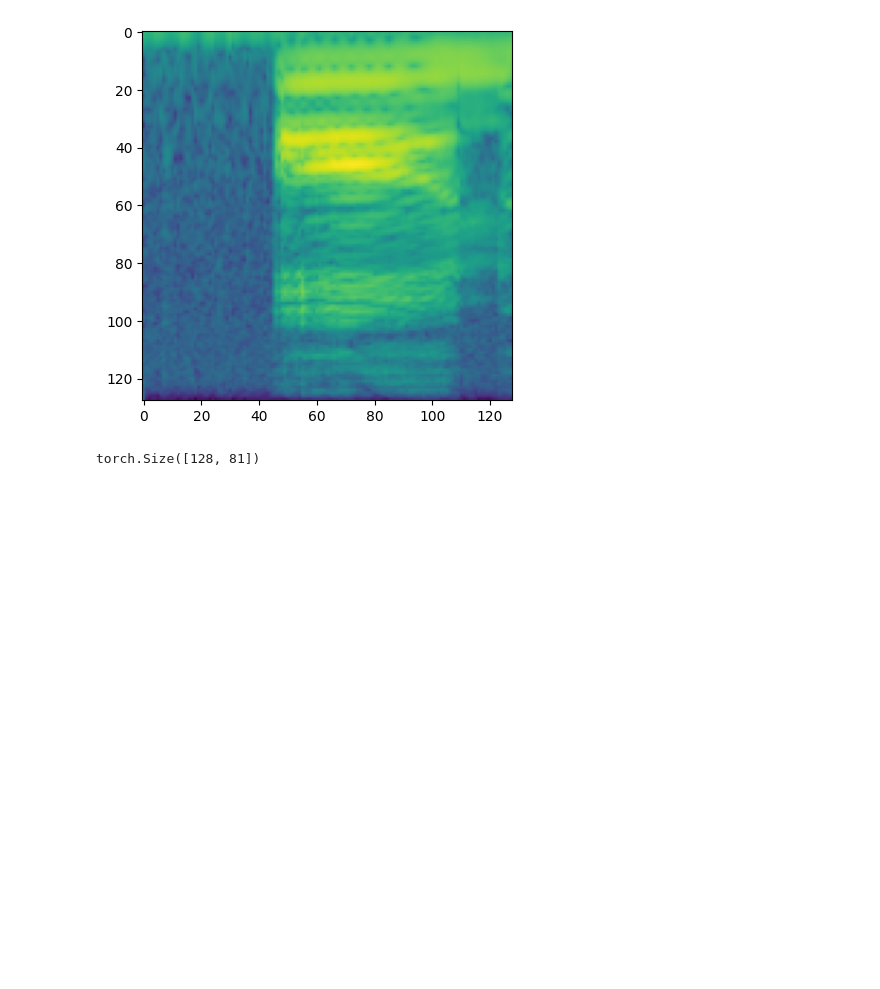
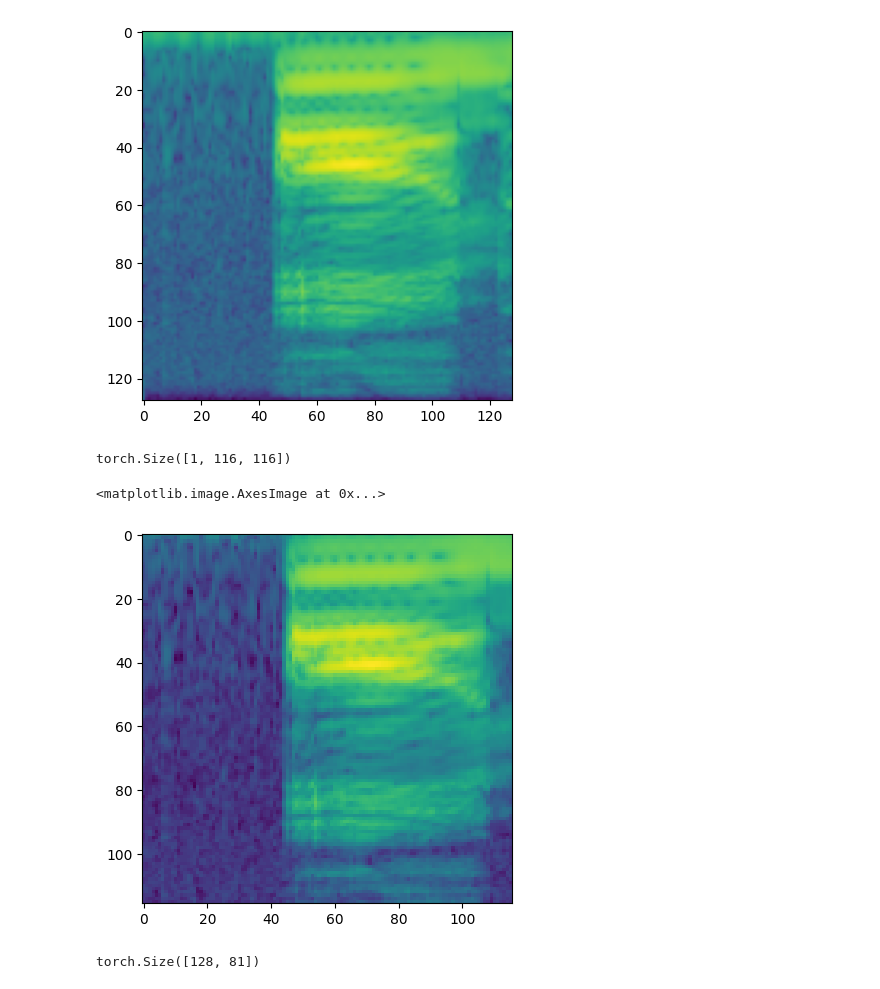
Before and after one commit to Kaszkietio/dl-transformers-speech-recognition, a Jupyter notebook: src/sandbox.ipynb, the cells around one changed output. Drawn from its saved outputs; the diff is of its cells as text; code cells hidden in the pictures; blank space fills up the shorter version.

```diff
--- a/src/sandbox.ipynb
+++ b/src/sandbox.ipynb
@@ -15,12 +15,3 @@ import matplotlib.pyplot as plt
 import torchaudio
 import torchaudio.transforms as T
 import torchvision.transforms as transforms
-# %%
-X_np, sr = librosa.load("../data/dataset/train/down/down_0a7c2a8d_nohash_0.wav", sr=None)
-print(X_np.shape, sr)
-X = torch.tensor(X_np)
-mel_spec = melspectrogram(y=X_np, sr=sr, n_fft=2048, n_mels=128, hop_length=128)
-mel_spec = librosa.power_to_db(mel_spec)
-# mel_specgram = mel_spec(torch.nn.functional.normalize(X, p=2, dim=0))
-print(mel_spec.shape)
-plt.imshow(mel_spec)
@@ -48,6 +34,14 @@ torch.Size([128, 107])
 torch.Size([1, 128, 128])
 <matplotlib.image.AxesImage at 0x...>
 [figure]
+# %%
+crop = transforms.RandomCrop(size=(116, 116))(mel_specgram)
+print(crop.shape)
+plt.imshow(crop.squeeze(0))
+# %% [output]
+torch.Size([1, 116, 116])
+<matplotlib.image.AxesImage at 0x...>
+[figure, added]
 # %%
 from PIL.Image import Image
 import torchvision.transforms.functional as FV
```
Also changed, not shown: parts of 1 cell of this notebook, 6 other files.
